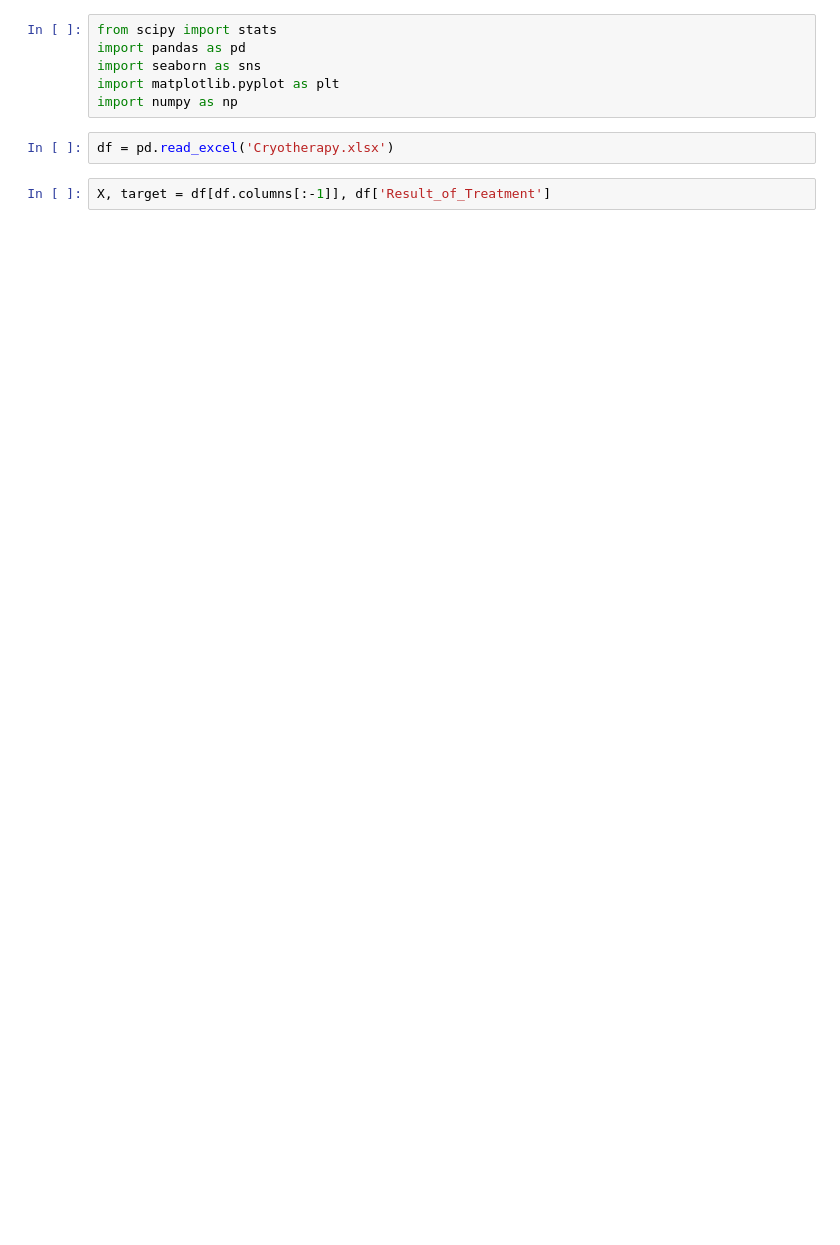
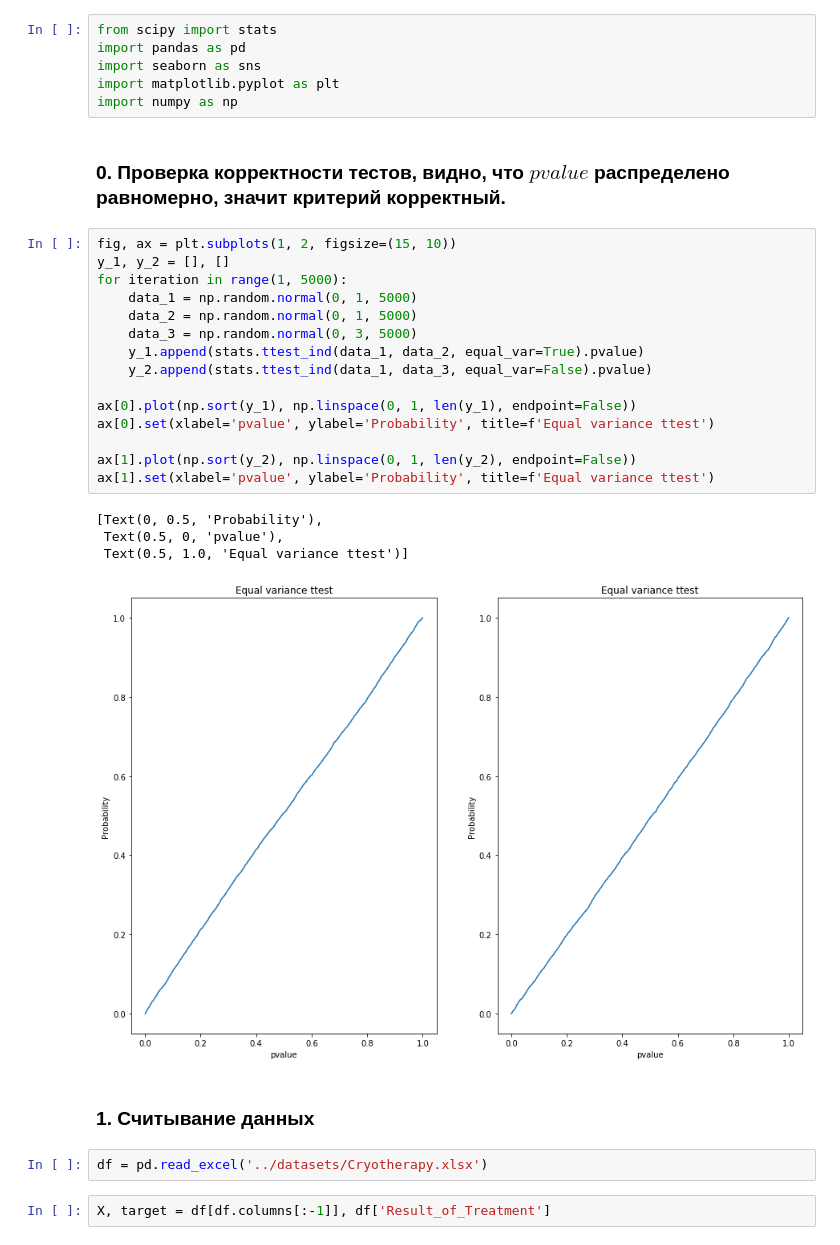
Before and after one commit to Kharlamov-Vladislav/bioinf-statistics, a Jupyter notebook: Homeworks 2/Q2.ipynb, the cells around one changed output. Drawn from its saved outputs; the diff is of its cells as text; blank space fills up the shorter version.

```diff
--- a/Homeworks 2/Q2.ipynb
+++ b/Homeworks 2/Q2.ipynb
@@ -4,7 +4,31 @@ import pandas as pd
 import seaborn as sns
 import matplotlib.pyplot as plt
 import numpy as np
+# %% [markdown]
+### 0. Проверка корректности тестов, видно, что $pvalue$ распределено равномерно, значит критерий корректный.
+# %%
+fig, ax = plt.subplots(1, 2, figsize=(15, 10))
+y_1, y_2 = [], []
+for iteration in range(1, 5000):
+    data_1 = np.random.normal(0, 1, 5000)
+    data_2 = np.random.normal(0, 1, 5000)
+    data_3 = np.random.normal(0, 3, 5000)
+    y_1.append(stats.ttest_ind(data_1, data_2, equal_var=True).pvalue)
+    y_2.append(stats.ttest_ind(data_1, data_3, equal_var=False).pvalue)
+
+ax[0].plot(np.sort(y_1), np.linspace(0, 1, len(y_1), endpoint=False))
+ax[0].set(xlabel='pvalue', ylabel='Probability', title=f'Equal variance ttest')
+
+ax[1].plot(np.sort(y_2), np.linspace(0, 1, len(y_2), endpoint=False))
+ax[1].set(xlabel='pvalue', ylabel='Probability', title=f'Equal variance ttest')
+# %% [output]
+[Text(0, 0.5, 'Probability'),
+ Text(0.5, 0, 'pvalue'),
+ Text(0.5, 1.0, 'Equal variance ttest')]
+[figure, added]
+# %% [markdown]
+### 1. Считывание данных
 # %%
-df = pd.read_excel('Cryotherapy.xlsx')
+df = pd.read_excel('../datasets/Cryotherapy.xlsx')
 # %%
 X, target = df[df.columns[:-1]], df['Result_of_Treatment']
```
Also changed, not shown: parts of 19 cells of this notebook, 2 other files.
